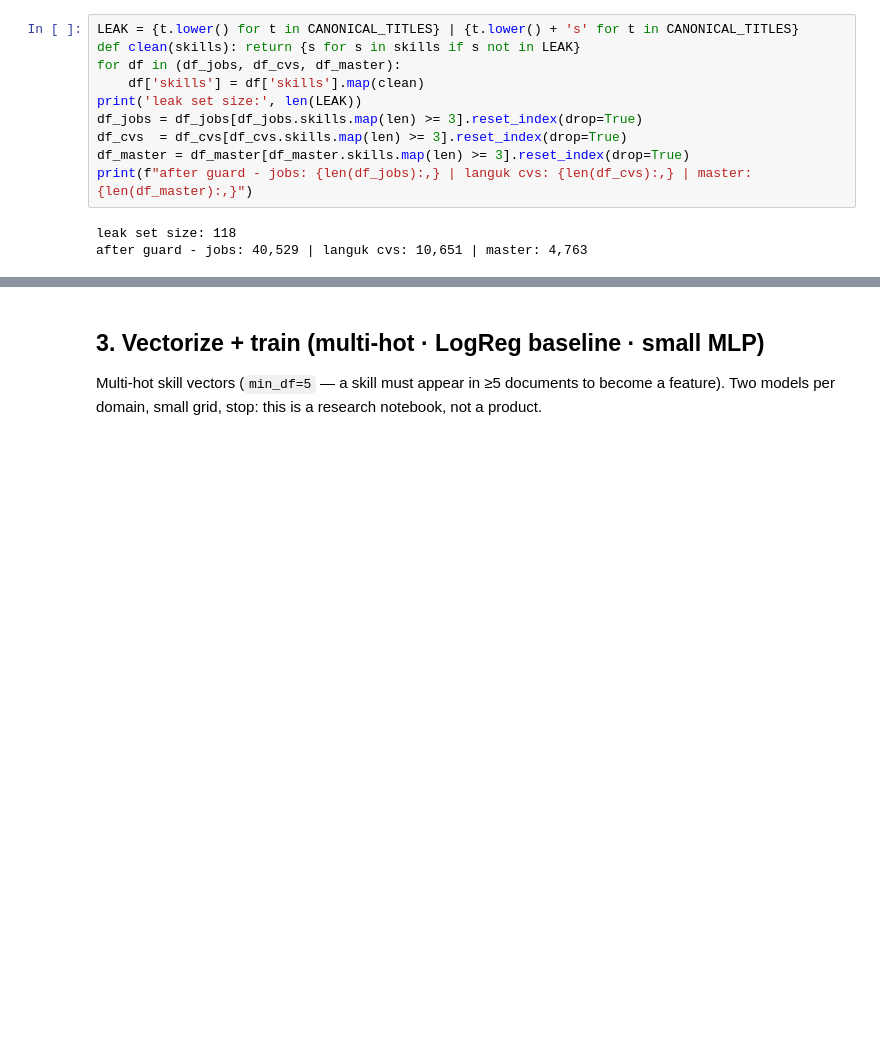
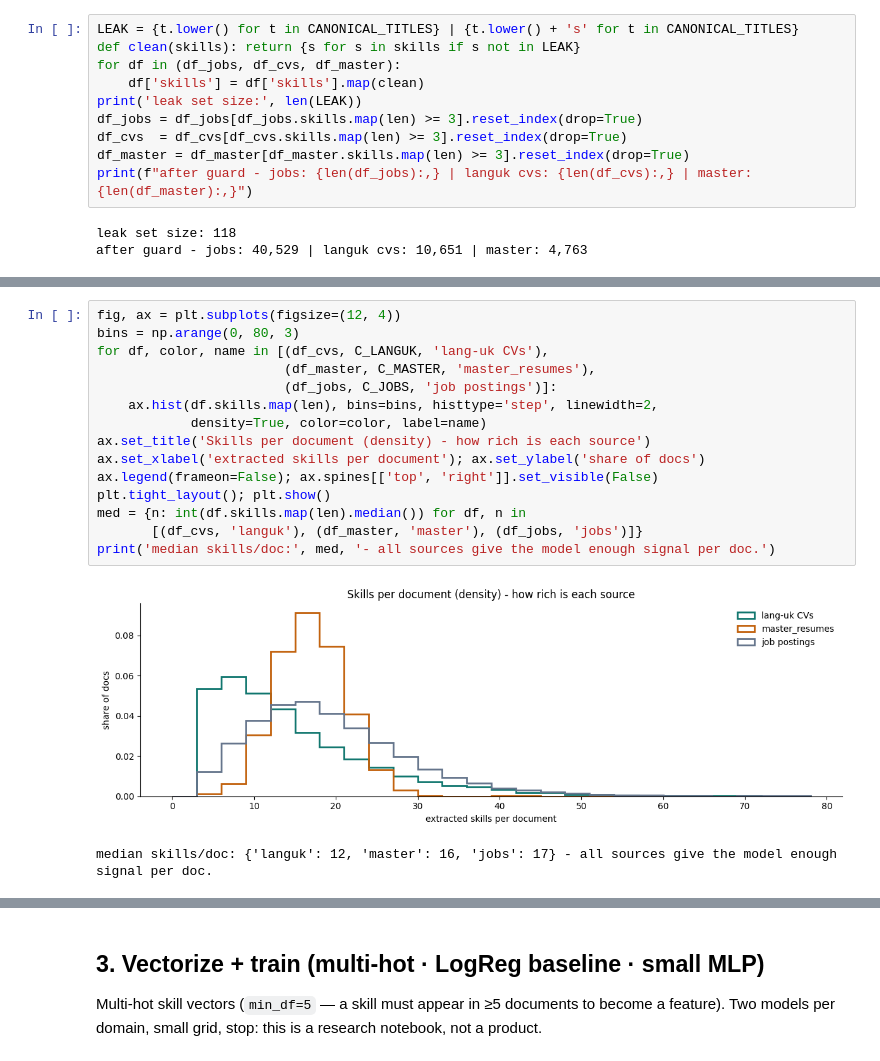
Before and after one commit to yaringol/CareerLens, a Jupyter notebook: ds/model/skills_to_title.ipynb, the cells around one changed output, grey strips where cells are left out. Saved outputs shown, nothing was run; the diff lists cells and outputs as text; blank space fills up the shorter version.

```diff
--- a/ds/model/skills_to_title.ipynb
+++ b/ds/model/skills_to_title.ipynb
@@ -130,0 +168,18 @@ after guard - jobs: 40,529 | languk cvs: 10,651 | master: 4,763
+# %%
+fig, ax = plt.subplots(figsize=(12, 4))
+bins = np.arange(0, 80, 3)
+for df, color, name in [(df_cvs, C_LANGUK, 'lang-uk CVs'),
+                        (df_master, C_MASTER, 'master_resumes'),
+                        (df_jobs, C_JOBS, 'job postings')]:
+    ax.hist(df.skills.map(len), bins=bins, histtype='step', linewidth=2,
+            density=True, color=color, label=name)
+ax.set_title('Skills per document (density) - how rich is each source')
+ax.set_xlabel('extracted skills per document'); ax.set_ylabel('share of docs')
+ax.legend(frameon=False); ax.spines[['top', 'right']].set_visible(False)
+plt.tight_layout(); plt.show()
+med = {n: int(df.skills.map(len).median()) for df, n in
+       [(df_cvs, 'languk'), (df_master, 'master'), (df_jobs, 'jobs')]}
+print('median skills/doc:', med, '- all sources give the model enough signal per doc.')
+# %% [output]
+[figure, added]
+median skills/doc: {'languk': 12, 'master': 16, 'jobs': 17} - all sources give the model enough signal per doc.
```
Also changed, not shown: parts of 10 cells of this notebook.
